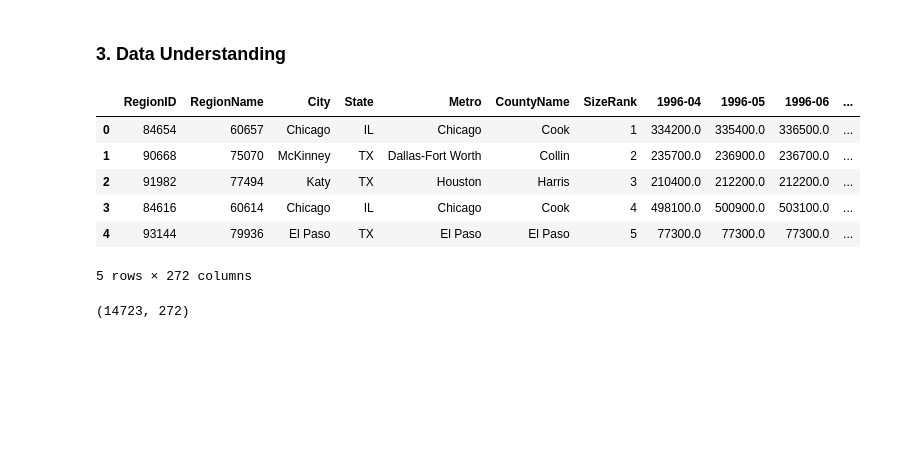
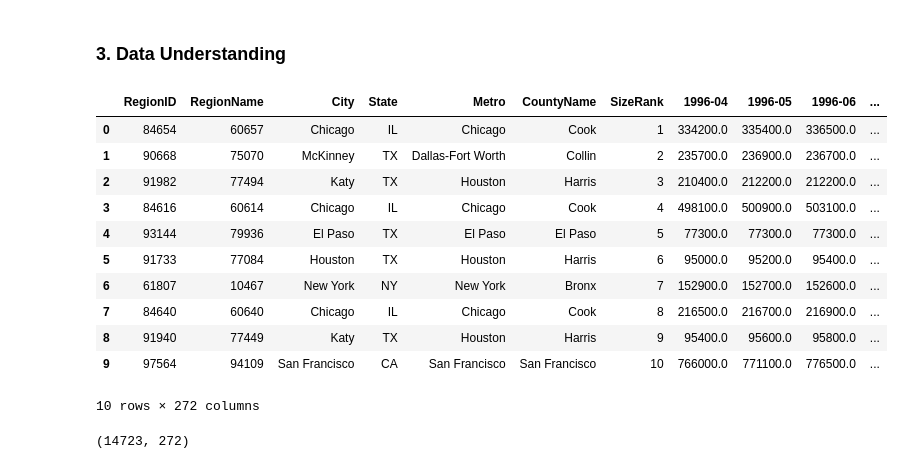
Before and after one commit to frank015940/Alchemy-of-Real-Estate-Value, a Jupyter notebook: index.ipynb, the cells around one changed output. Cells and saved outputs as stored; diff of their text form; code cells hidden in the pictures; blank space fills up the shorter version.

```diff
--- a/index.ipynb
+++ b/index.ipynb
@@ -37,17 +38,22 @@ import matplotlib.pyplot as plt
 # %%
 # Importing the data from the csv
 df = pd.read_csv('zillow_data.csv')
 
 # Examining the first five rows of our dataframe
-df.head()
+df.head(10)
 # %% [output]
 |  | RegionID | RegionName | City | State | Metro | CountyName | SizeRank | 1996-04 | 1996-05 | 1996-06 | ... |
 | 0 | 84654 | 60657 | Chicago | IL | Chicago | Cook | 1 | 334200.0 | 335400.0 | 336500.0 | ... |
 | 1 | 90668 | 75070 | McKinney | TX | Dallas-Fort Worth | Collin | 2 | 235700.0 | 236900.0 | 236700.0 | ... |
 | 2 | 91982 | 77494 | Katy | TX | Houston | Harris | 3 | 210400.0 | 212200.0 | 212200.0 | ... |
 | 3 | 84616 | 60614 | Chicago | IL | Chicago | Cook | 4 | 498100.0 | 500900.0 | 503100.0 | ... |
 | 4 | 93144 | 79936 | El Paso | TX | El Paso | El Paso | 5 | 77300.0 | 77300.0 | 77300.0 | ... |
+| 5 | 91733 | 77084 | Houston | TX | Houston | Harris | 6 | 95000.0 | 95200.0 | 95400.0 | ... |
+| 6 | 61807 | 10467 | New York | NY | New York | Bronx | 7 | 152900.0 | 152700.0 | 152600.0 | ... |
+| 7 | 84640 | 60640 | Chicago | IL | Chicago | Cook | 8 | 216500.0 | 216700.0 | 216900.0 | ... |
+| 8 | 91940 | 77449 | Katy | TX | Houston | Harris | 9 | 95400.0 | 95600.0 | 95800.0 | ... |
+| 9 | 97564 | 94109 | San Francisco | CA | San Francisco | San Francisco | 10 | 766000.0 | 771100.0 | 776500.0 | ... |
-5 rows × 272 columns
+10 rows × 272 columns
 # %%
 df.shape
 # %% [output]
```
Also changed, not shown: parts of 22 cells of this notebook, 1 other file.
